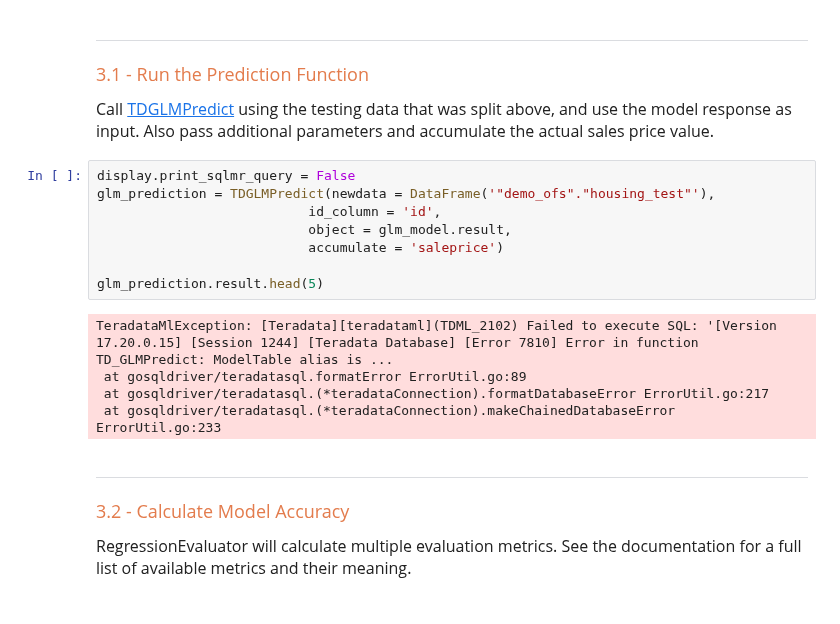
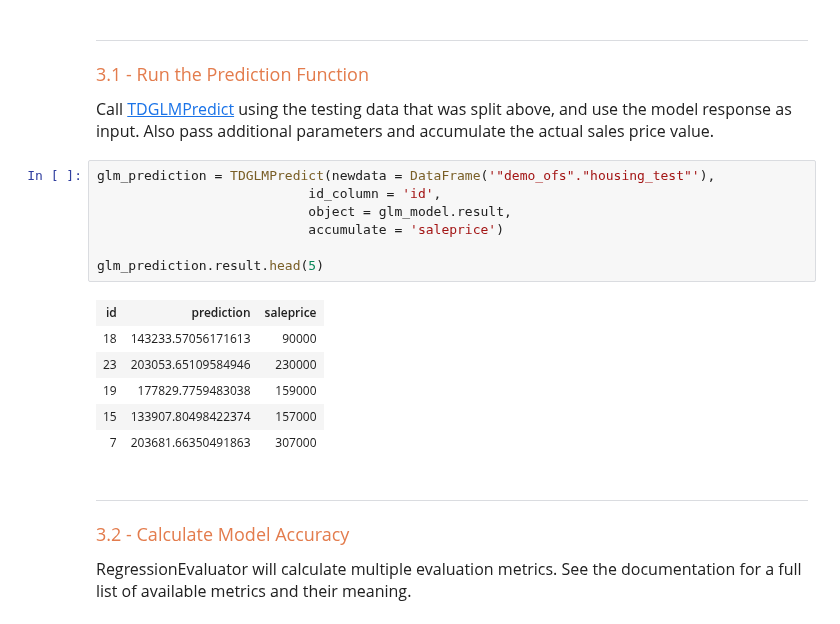
Before and after one commit to Teradata/lake-demos, a Jupyter notebook: UseCases/Native-GLM-Regression/Regression_Python.ipynb, the cells around one changed output. Saved outputs shown, nothing was run; the diff lists cells and outputs as text.

```diff
--- a/UseCases/Native-GLM-Regression/Regression_Python.ipynb
+++ b/UseCases/Native-GLM-Regression/Regression_Python.ipynb
@@ -286,18 +284,19 @@ glm_model.result.head(5)
 
 <p style = 'font-size:16px;font-family:Arial'>Call <a href = 'https://docs.teradata.com/r/Teradata-VantageTM-Analytics-Database-Analytic-Functions-17.20/Model-Scoring-Functions/TD_GLMPredict'>TDGLMPredict</a> using the testing data that was split above, and use the model response as input.  Also pass additional parameters and accumulate the actual sales price value.</p>
 # %%
-display.print_sqlmr_query = False
 glm_prediction = TDGLMPredict(newdata = DataFrame('"demo_ofs"."housing_test"'),
                            id_column = 'id',
                            object = glm_model.result,
                            accumulate = 'saleprice')
 
 glm_prediction.result.head(5)
 # %% [output]
-TeradataMlException: [Teradata][teradataml](TDML_2102) Failed to execute SQL: '[Version 17.20.0.15] [Session 1244] [Teradata Database] [Error 7810] Error in function TD_GLMPredict: ModelTable alias is ...
- at gosqldriver/teradatasql.formatError ErrorUtil.go:89
- at gosqldriver/teradatasql.(*teradataConnection).formatDatabaseError ErrorUtil.go:217
- at gosqldriver/teradatasql.(*teradataConnection).makeChainedDatabaseError ErrorUtil.go:233
+| id | prediction | saleprice |
+| 18 | 143233.57056171613 | 90000 |
+| 23 | 203053.65109584946 | 230000 |
+| 19 | 177829.7759483038 | 159000 |
+| 15 | 133907.80498422374 | 157000 |
+| 7 | 203681.66350491863 | 307000 |
 # %% [markdown]
 <hr>
 <p style = 'font-size:18px;font-family:Arial;color:#E37C4D'>3.2 - Calculate Model Accuracy</p>
```
Also changed, not shown: parts of 5 cells of this notebook, 1 other file.
